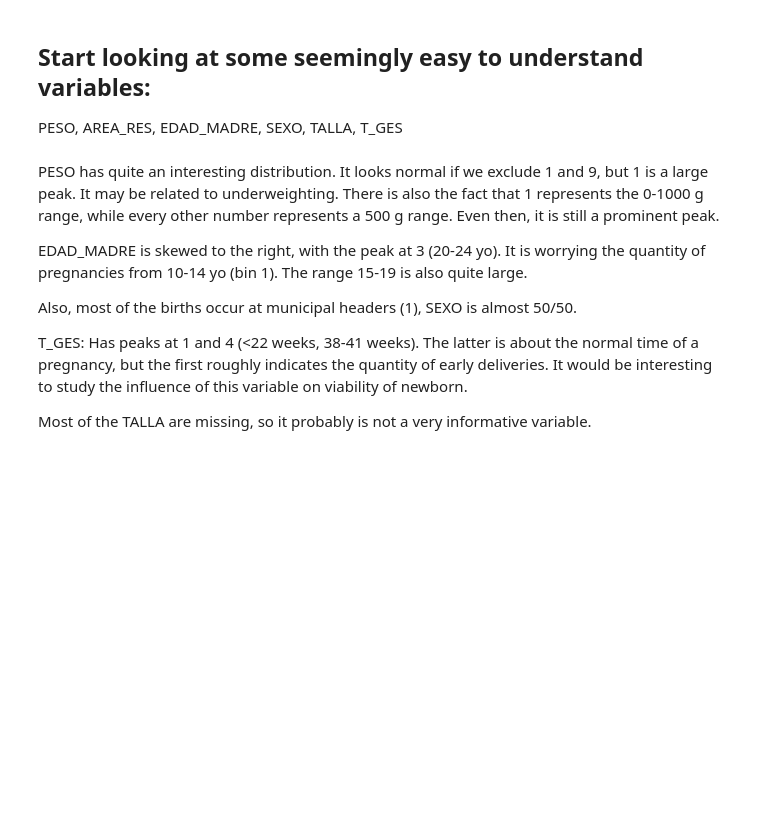
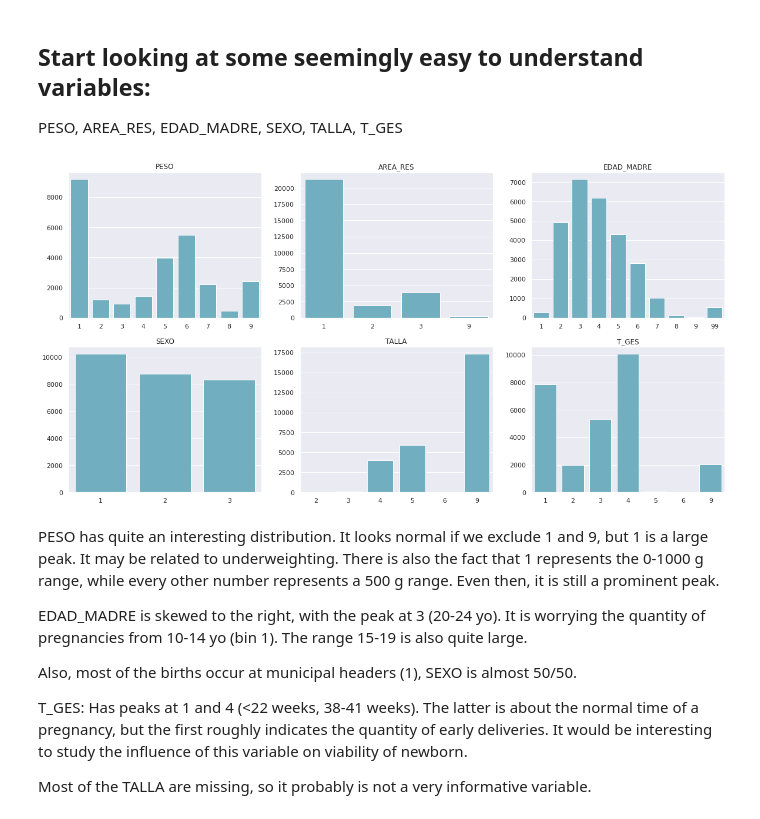
Before and after one commit to PedroOspina17/DS4A, a Jupyter notebook: Notebooks/Andres_EDA.ipynb, the cells around one changed output. Drawn from its saved outputs; the diff is of its cells as text; code cells hidden in the pictures; blank space fills up the shorter version.

```diff
--- a/Notebooks/Andres_EDA.ipynb
+++ b/Notebooks/Andres_EDA.ipynb
@@ -4,5 +4,5 @@ import matplotlib.pyplot as plt
 import numpy as np
 import seaborn as sns ;sns.set()
 # %%
-df = pd.read_csv('../Data/CleanData/Test1.csv',dtype='object',index_col=0)
+df = pd.read_csv('../Data/CleanData/InitialClean.csv',dtype='object',index_col=0)
 df.columns
@@ -11,11 +21,0 @@ df.columns
-# %%
-#First drop columns that only contain NaNs. I expect this from variables related to pregnancy when dead
-print("Empty columns:")
-print(df.loc[:,df.isna().all()].columns.to_list())
-
-dfn = df.loc[:,~df.isna().all()]
-print()
-### Check other columns that are suspicios of not containing any relevant information.
-#GRU_ED2 because it should always be == 1 or NaN
-for col in ['EST_CIVIL','GRU_ED2','NIVEL_EDU_FALLECIDO','ULTCURFAL','MAN_MUER']:
-    print(col ,dfn[col].unique())
@@ -25,0 +22,11 @@ dfn = dfn.drop(columns=['EST_CIVIL','GRU_ED2','NIVEL_EDU_FALLECIDO','ULTCURFAL']
+# %%
+#Look at percentage of missing values
+
+dic = {}
+for i,col in enumerate(df.columns):
+    num_miss = df[df[col].isin([9,99,999,'9','99','999',np.nan])].shape[0]
+    num_tot = df.shape[0]
+    dic[col]=[i,num_miss*100/num_tot]
+
+((pd.DataFrame(dic,index=['id','Porcentaje faltantes']).T)
+ .sort_values('Porcentaje faltantes',ascending=False).head(60).drop(columns='id'))
@@ -30,15 +59,17 @@ PESO, AREA_RES, EDAD_MADRE, SEXO, TALLA, T_GES
 # %%
 cols = ['PESO','AREA_RES','EDAD_MADRE','SEXO','TALLA','T_GES']
 
 fig = plt.figure(figsize=(20,10))
 for i,col in enumerate(cols):
     axi = fig.add_subplot(2,3,i+1)
     axi.set_title(col)
-    cnt_peso = dfn[col].value_counts()
-    sns.barplot(cnt_peso.index,cnt_peso.values,ax=axi)
+    cnt_peso = df[col].value_counts()
+    sns.barplot(cnt_peso.index,cnt_peso.values,ax=axi,color='c')
 
-plt.savefig('../Plots/InitialDists.png')
+#plt.savefig('../Plots/InitialDists.png')
 plt.show()
+# %% [output]
+[figure, added]
 # %% [markdown]
 PESO has quite an interesting distribution. It looks normal if we exclude 1 and 9, but 1 is a large peak. It may be related to underweighting. There is also the fact that 1 represents the 0-1000 g range, while every other number represents a 500 g range. Even then, it is still a prominent peak.
 
```
Also changed, not shown: parts of 17 cells of this notebook, 4 other files.
